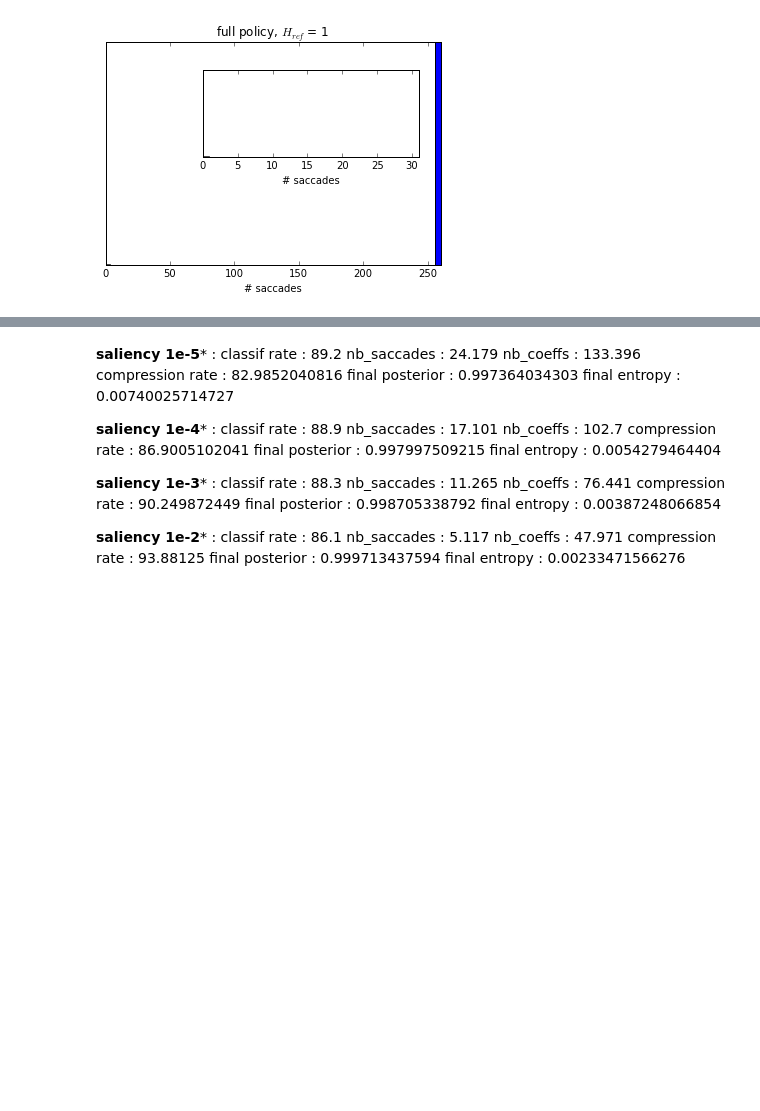
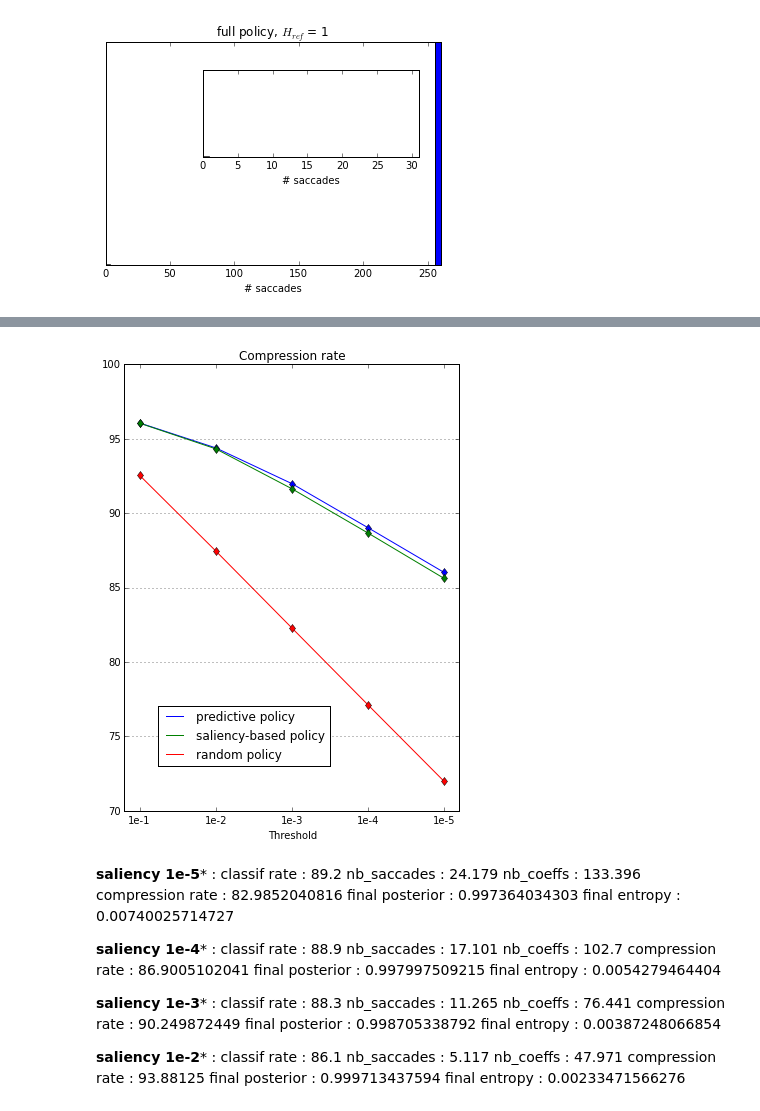
Before and after one commit to gdbmanu/ProjS8-git, a Jupyter notebook: mnist-waveimage-tests.ipynb, the cells around one changed output, grey strips where cells are left out. Drawn from its saved outputs; the diff is of its cells as text; code cells hidden in the pictures; blank space fills up the shorter version.

```diff
--- a/mnist-waveimage-tests.ipynb
+++ b/mnist-waveimage-tests.ipynb
@@ -1019,7 +1020,7 @@ def scene_exploration(z_ref, ind_test, log_score, actions_set, mem_h_u, record,
 # %% [markdown]
 #### Single image exploration (+ record TODO)
 # %%
-class Record:
+'''class Record:
     def __init__(self):
         self.POL = None
         self.THRESHOLD = None
@@ -1045,11 +1046,13 @@ class Record:
                 'mem_z : ' + str(self.mem_z) + '\n' +\
                 'z_ref : ' + str(self.z_ref) + '\n' +\
                 'z_final : ' + str(self.z_final) + '\n' +\
-                'success : ' + str(self.success)
+                'success : ' + str(self.success)'''
+
+from record import Record
 # %% [markdown]
 #### Affichage
 # %%
-def affiche_records(records):
+'''def affiche_records(records):
 
     mem_classif = []
     mem_saccades = []
@@ -1089,7 +1092,8 @@ def affiche_records(records):
     n, bins, patches = plt.hist(mem_saccades, np.arange(257))
     plt.xlabel('# saccades')
     plt.yticks([])
-    plt.xlim([0,31])
+    plt.xlim([0,31])'''
+from record import affiche_records
 # %% [markdown]
 #### Main
 # %%
@@ -1313,3 +1443,18 @@ affiche_records(records)
+# %%
+f = plt.figure(figsize = (6, 8))
+liste_col = ['b', 'g', 'r']
+for i, POL in enumerate(('predictive', 'saliency-based', 'random')):
+    plt.plot(np.arange(5), mem_compression_rate[POL], liste_col[i], label = POL + ' policy')
+    plt.plot(np.arange(5), mem_compression_rate[POL], liste_col[i]+'d')
+plt.legend(loc = (.1,.1))
+plt.title('Compression rate')
+plt.xlabel('Threshold')
+plt.xticks(np.arange(5), ('1e-1', '1e-2', '1e-3', '1e-4', '1e-5'))
+plt.xlim([-.2,4.2])
+#plt.ylim([70, 95])
+f.gca().yaxis.grid(True)
+# %% [output]
+[figure, added]
 # %% [markdown]
 **saliency 1e-5*** :
 classif rate : 89.2
```
Also changed, not shown: parts of 12 cells of this notebook, 2 other files.
